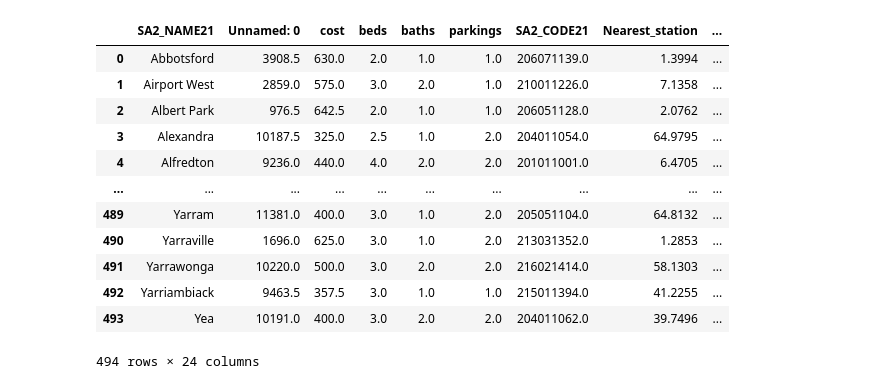
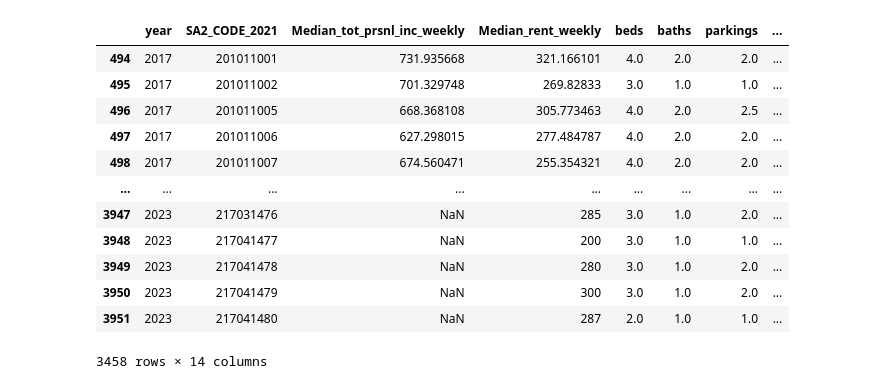
Before and after one commit to HenrikHao/real-estate-industry-project, a Jupyter notebook: notebooks/Properties_SA2.ipynb, the cells around one changed output. Drawn from its saved outputs; the diff is of its cells as text; code cells hidden in the pictures.

Commit message:
process training dataset

```diff
--- a/notebooks/Properties_SA2.ipynb
+++ b/notebooks/Properties_SA2.ipynb
@@ -44,0 +176,5 @@ aggregated
+# %%
+df_2016_cleaned = merged_2016.drop_duplicates(subset='SA2_CODE_2021', keep='first')
+
+# Check the shape of the cleaned dataframe
+print(df_2016_cleaned.shape)
@@ -93,16 +344,0 @@ merged.rename(columns=column_mapping, inplace=True)
-# %%
-merged
-# %% [output]
-|  | SA2_NAME21 | Unnamed: 0 | cost | beds | baths | parkings | SA2_CODE21 | Nearest_station | ... |
-| 0 | Abbotsford | 3908.5 | 630.0 | 2.0 | 1.0 | 1.0 | 206071139.0 | 1.3994 | ... |
-| 1 | Airport West | 2859.0 | 575.0 | 3.0 | 2.0 | 1.0 | 210011226.0 | 7.1358 | ... |
-| 2 | Albert Park | 976.5 | 642.5 | 2.0 | 1.0 | 1.0 | 206051128.0 | 2.0762 | ... |
-| 3 | Alexandra | 10187.5 | 325.0 | 2.5 | 1.0 | 2.0 | 204011054.0 | 64.9795 | ... |
-| 4 | Alfredton | 9236.0 | 440.0 | 4.0 | 2.0 | 2.0 | 201011001.0 | 6.4705 | ... |
-| ... | ... | ... | ... | ... | ... | ... | ... | ... | ... |
-| 489 | Yarram | 11381.0 | 400.0 | 3.0 | 1.0 | 2.0 | 205051104.0 | 64.8132 | ... |
-| 490 | Yarraville | 1696.0 | 625.0 | 3.0 | 1.0 | 2.0 | 213031352.0 | 1.2853 | ... |
-| 491 | Yarrawonga | 10220.0 | 500.0 | 3.0 | 2.0 | 2.0 | 216021414.0 | 58.1303 | ... |
-| 492 | Yarriambiack | 9463.5 | 357.5 | 3.0 | 1.0 | 1.0 | 215011394.0 | 41.2255 | ... |
-| 493 | Yea | 10191.0 | 400.0 | 3.0 | 2.0 | 2.0 | 204011062.0 | 39.7496 | ... |
-494 rows × 24 columns
@@ -116,0 +345,25 @@ all_features.to_csv("../data/raw/Properties with distance, crime, population, af
+# %%
+# Rename columns in the population dataset for consistency
+population_forecast = population_forecast.rename(columns={'SA2_CODE': 'SA2_CODE_2021', 'YEAR': 'year', 'Total': 'population'})
+
+# Merge the result dataframe with the population dataset
+merged_result = pd.merge(result, population_forecast[['year', 'SA2_CODE_2021', 'population']], on=['year', 'SA2_CODE_2021'], how='left')
+
+# Drop the records for the year 2016
+merged_result = merged_result[merged_result['year'] != 2016]
+
+merged_result
+# %% [output]
+|  | year | SA2_CODE_2021 | Median_tot_prsnl_inc_weekly | Median_rent_weekly | beds | baths | parkings | ... |
+| 494 | 2017 | 201011001 | 731.935668 | 321.166101 | 4.0 | 2.0 | 2.0 | ... |
+| 495 | 2017 | 201011002 | 701.329748 | 269.82833 | 3.0 | 1.0 | 1.0 | ... |
+| 496 | 2017 | 201011005 | 668.368108 | 305.773463 | 4.0 | 2.0 | 2.5 | ... |
+| 497 | 2017 | 201011006 | 627.298015 | 277.484787 | 4.0 | 2.0 | 2.0 | ... |
+| 498 | 2017 | 201011007 | 674.560471 | 255.354321 | 4.0 | 2.0 | 2.0 | ... |
+| ... | ... | ... | ... | ... | ... | ... | ... | ... |
+| 3947 | 2023 | 217031476 | NaN | 285 | 3.0 | 1.0 | 2.0 | ... |
+| 3948 | 2023 | 217041477 | NaN | 200 | 3.0 | 1.0 | 1.0 | ... |
+| 3949 | 2023 | 217041478 | NaN | 280 | 3.0 | 1.0 | 2.0 | ... |
+| 3950 | 2023 | 217041479 | NaN | 300 | 3.0 | 1.0 | 2.0 | ... |
+| 3951 | 2023 | 217041480 | NaN | 287 | 2.0 | 1.0 | 1.0 | ... |
+3458 rows × 14 columns
```
Also changed, not shown: parts of 46 cells of this notebook, 4 other files.
